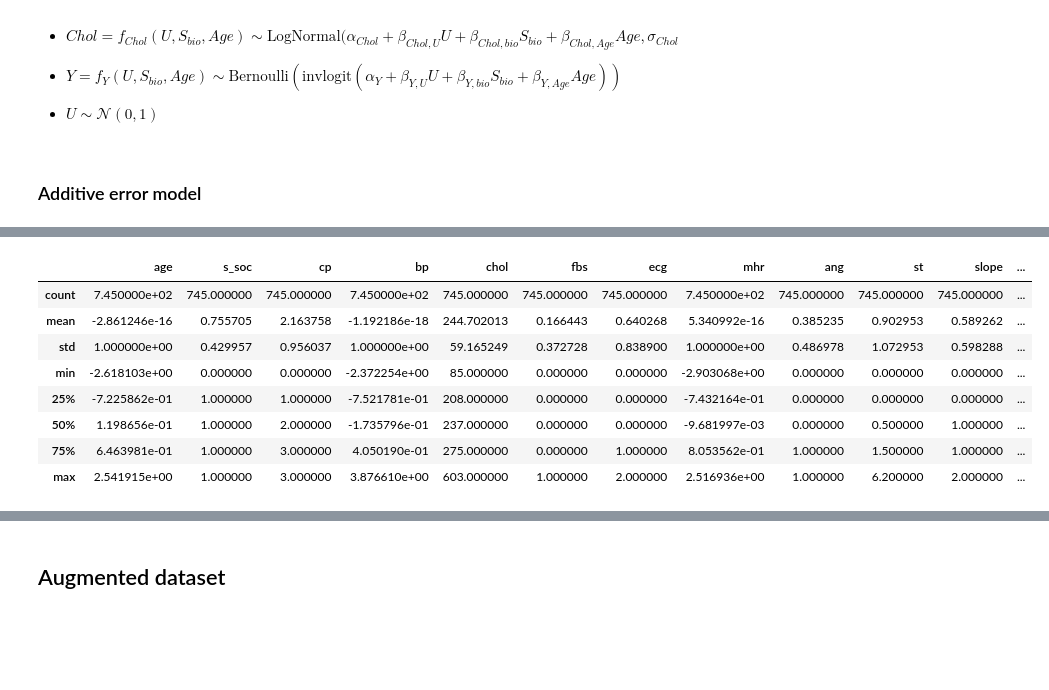
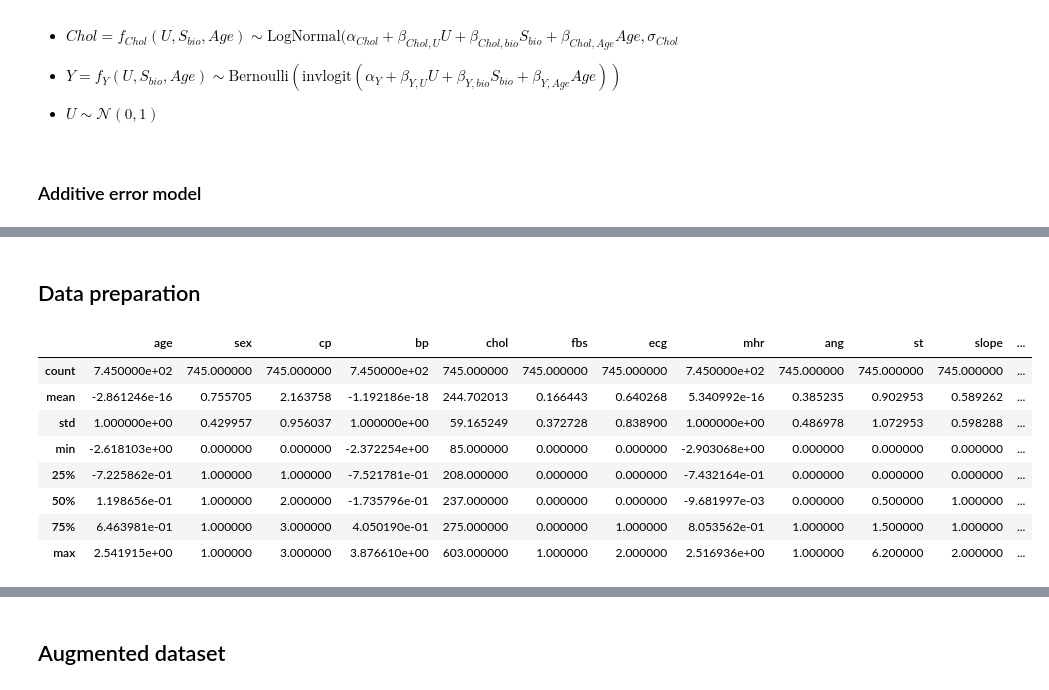
Before and after one commit to LuSyo/Health-ML-Bias-Experiments, a Jupyter notebook: notebooks/02_CAD_counterfactual_fairness.ipynb, the cells around one changed output, grey strips where cells are left out. Drawn from its saved outputs; the diff is of its cells as text; code cells hidden in the pictures; blank space fills up the shorter version.

```diff
--- a/notebooks/02_CAD_counterfactual_fairness.ipynb
+++ b/notebooks/02_CAD_counterfactual_fairness.ipynb
@@ -119,38 +125,37 @@ import pymc as pm
+# %% [markdown]
+## Data preparation
 # %%
 heart_disease = pd.read_csv(f'{PROJECT_ROOT}data/heart_disease_cleveland_hungary.csv')
 
 # Remove duplicates and null values, as per Straw et al.
 
 rows_to_drop  = (heart_disease['ST slope'] == 0) | (heart_disease['cholesterol'] == 0) | (heart_disease['resting bp s'] == 0) | (heart_disease.duplicated(keep='first'))
 heart_disease.drop(heart_disease[rows_to_drop].index, inplace=True)
 
-
-
-heart_disease['s_bio'] = heart_disease['sex']
-heart_disease.rename(columns={'sex':'s_soc', 'chest pain type':'cp', 'resting bp s':'bp', 'cholesterol':'chol',
+heart_disease.rename(columns={'sex':'sex', 'chest pain type':'cp', 'resting bp s':'bp', 'cholesterol':'chol',
                               'fasting blood sugar':'fbs', 'resting ecg':'ecg', 'max heart rate':'mhr', 'exercise angina':'ang',
                               'oldpeak':'st', 'ST slope':'slope', 'target':'cvd'}, inplace=True)
 
 # Clip negative values of st (oldpeak)
 heart_disease['st'] = heart_disease['st'].clip(lower=0)
 
 # Z-score for age, bp and mhr
 cont_variables = ['bp', 'mhr', 'age']
 for var in cont_variables:
   heart_disease[var] = (heart_disease[var] - heart_disease[var].mean()) / heart_disease[var].std()
 
 # Scaling for chol
 log_chol = np.log(heart_disease['chol'])
 heart_disease['chol_scaled'] = (log_chol - log_chol.mean()) / log_chol.std()
 
 # Indexing cp and slope at 0
 heart_disease['cp'] = heart_disease['cp'] - 1
 heart_disease['slope'] = heart_disease['slope'] - 1
 
 heart_disease.reset_index(drop=True, inplace=True)
 heart_disease.describe()
 # %% [output]
-|  | age | s_soc | cp | bp | chol | fbs | ecg | mhr | ang | st | slope | ... |
+|  | age | sex | cp | bp | chol | fbs | ecg | mhr | ang | st | slope | ... |
 | count | 7.450000e+02 | 745.000000 | 745.000000 | 7.450000e+02 | 745.000000 | 745.000000 | 745.000000 | 7.450000e+02 | 745.000000 | 745.000000 | 745.000000 | ... |
 | mean | -2.861246e-16 | 0.755705 | 2.163758 | -1.192186e-18 | 244.702013 | 0.166443 | 0.640268 | 5.340992e-16 | 0.385235 | 0.902953 | 0.589262 | ... |
 | std | 1.000000e+00 | 0.429957 | 0.956037 | 1.000000e+00 | 59.165249 | 0.372728 | 0.838900 | 1.000000e+00 | 0.486978 | 1.072953 | 0.598288 | ... |
```
Also changed, not shown: parts of 14 cells of this notebook.
